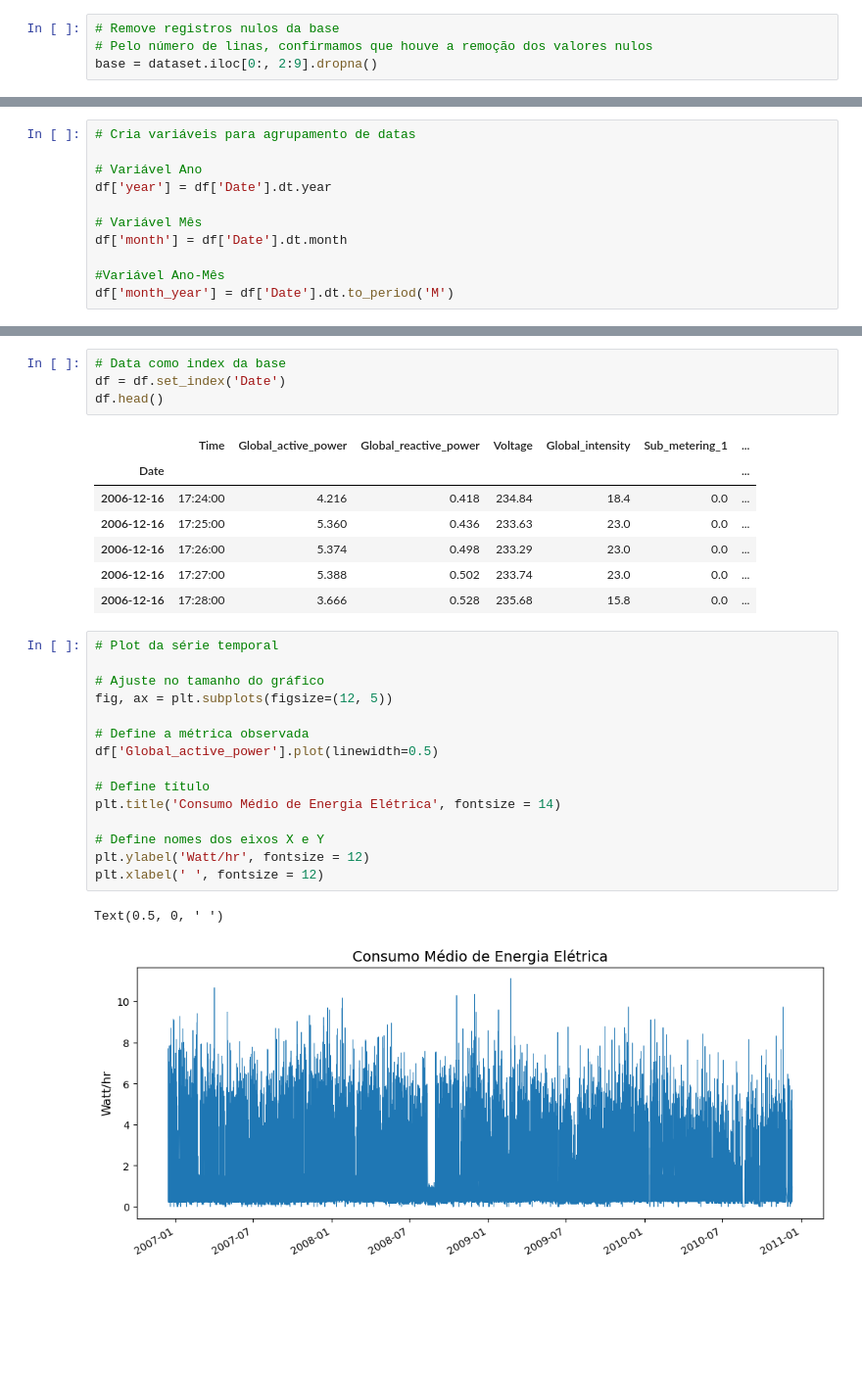
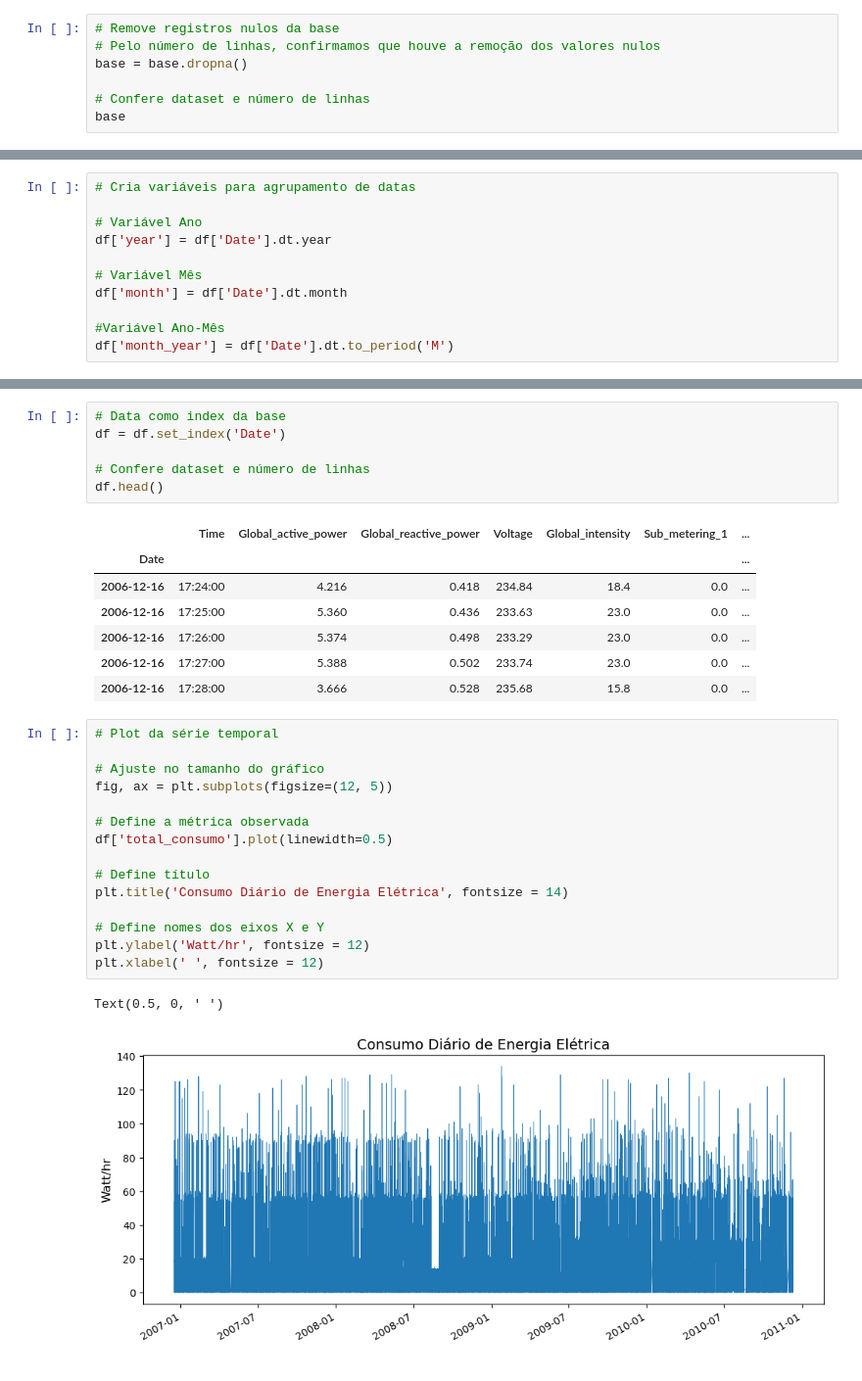
Before and after one commit to marcosmorais94/house_comsumption_forecast, a Jupyter notebook: house_power_timeseries.ipynb, the cells around one changed output, grey strips where cells are left out. Shown: that part at 98% size. Cells and saved outputs as stored; diff of their text form; blank space fills up the shorter version.

```diff
--- a/house_power_timeseries.ipynb
+++ b/house_power_timeseries.ipynb
@@ -83,5 +87,8 @@ Isso corresponde a  1.3 %
 Os registros nulos representam apenas 1% da base, dessa forma será melhor removê-los da base.
 # %%
 # Remove registros nulos da base
-# Pelo número de linas, confirmamos que houve a remoção dos valores nulos
-base = dataset.iloc[0:, 2:9].dropna()
+# Pelo número de linhas, confirmamos que houve a remoção dos valores nulos
+base = base.dropna()
+
+# Confere dataset e número de linhas
+base
@@ -208,6 +229,8 @@ df
 # %%
 # Data como index da base
 df = df.set_index('Date')
+
+# Confere dataset e número de linhas
 df.head()
 # %% [output]
 |  | Time | Global_active_power | Global_reactive_power | Voltage | Global_intensity | Sub_metering_1 | ... |
@@ -220,18 +243,18 @@ df.head()
 # %%
 # Plot da série temporal
 
 # Ajuste no tamanho do gráfico
 fig, ax = plt.subplots(figsize=(12, 5))
 
 # Define a métrica observada
-df['Global_active_power'].plot(linewidth=0.5)
+df['total_consumo'].plot(linewidth=0.5)
 
 # Define título
-plt.title('Consumo Médio de Energia Elétrica', fontsize = 14)
+plt.title('Consumo Diário de Energia Elétrica', fontsize = 14)
 
 # Define nomes dos eixos X e Y
 plt.ylabel('Watt/hr', fontsize = 12)
 plt.xlabel(' ', fontsize = 12)
 # %% [output]
 Text(0.5, 0, ' ')
-[figure, old version]
+[figure, new version]
```
Also changed, not shown: parts of 21 cells of this notebook.
